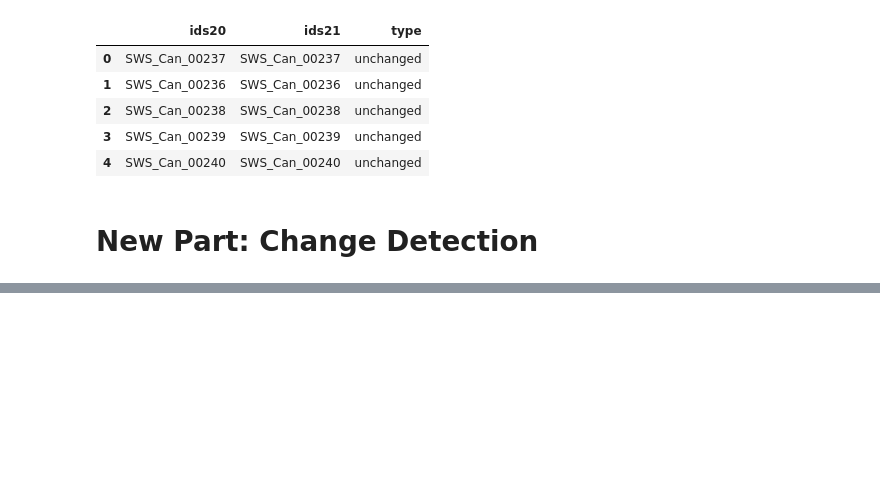
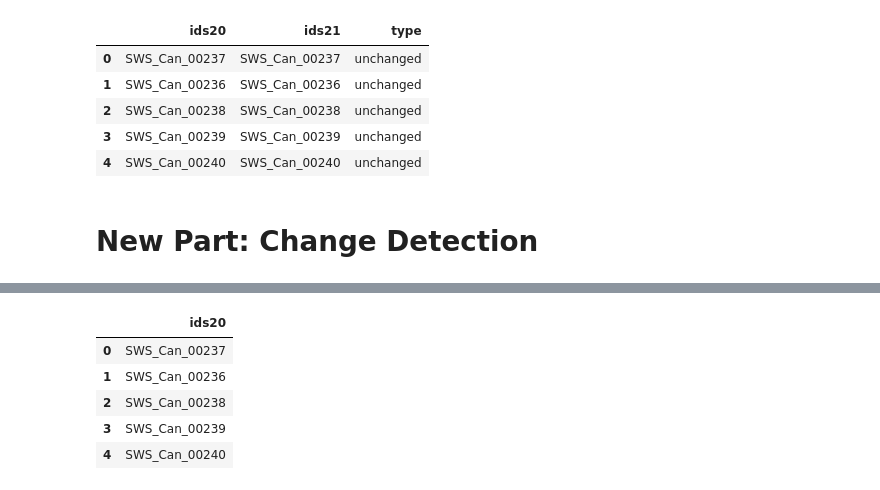
Before and after one commit to FabianWylczoch/BISCapstone, a Jupyter notebook: ChangeDetection.ipynb, the cells around one changed output, grey strips where cells are left out. Saved outputs shown, nothing was run; the diff lists cells and outputs as text; code cells hidden in the pictures; blank space fills up the shorter version.

```diff
--- a/ChangeDetection.ipynb
+++ b/ChangeDetection.ipynb
@@ -38,0 +92,9 @@ data = data.loc[data.type == "unchanged"]
+# %%
+df20.head()
+# %% [output]
+|  | ids20 |
+| 0 | SWS_Can_00237 |
+| 1 | SWS_Can_00236 |
+| 2 | SWS_Can_00238 |
+| 3 | SWS_Can_00239 |
+| 4 | SWS_Can_00240 |
```
Also changed, not shown: parts of 6 cells of this notebook.
